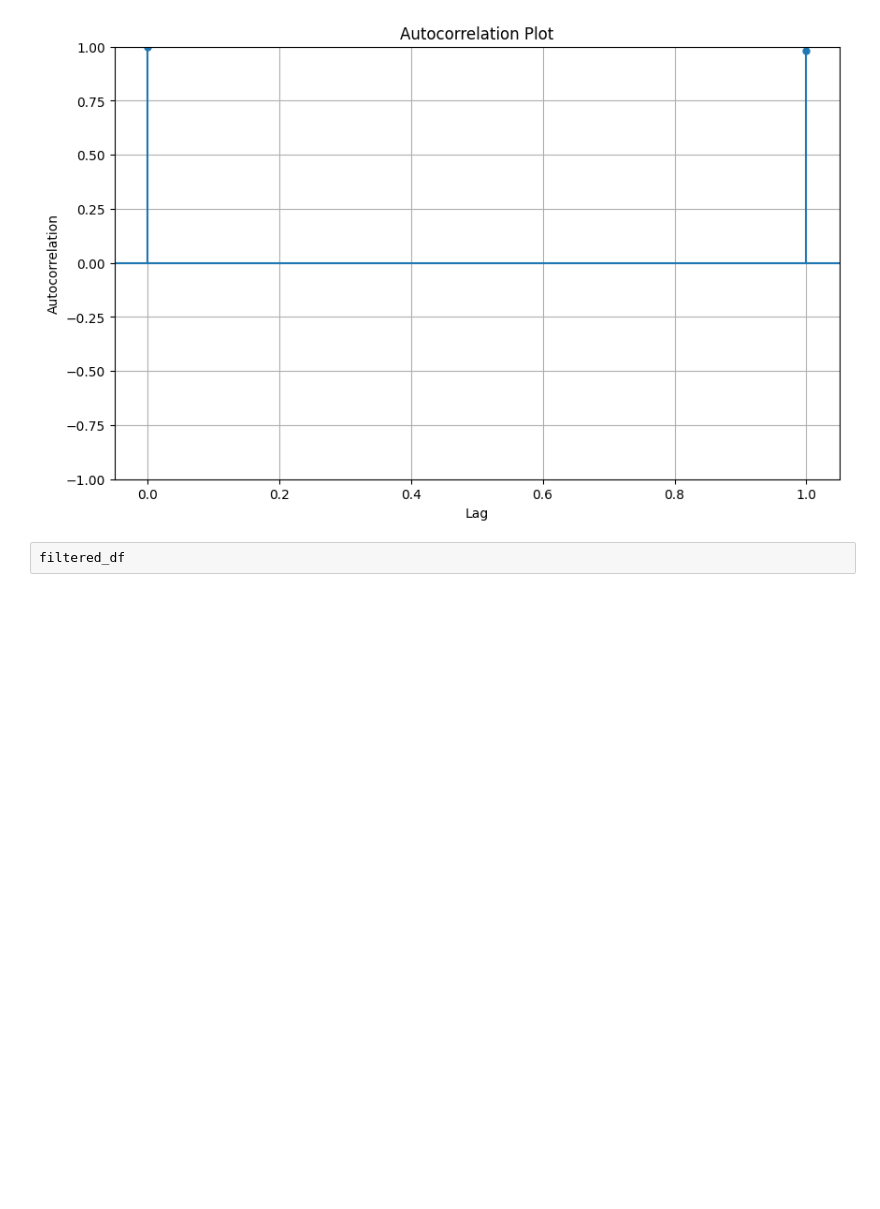
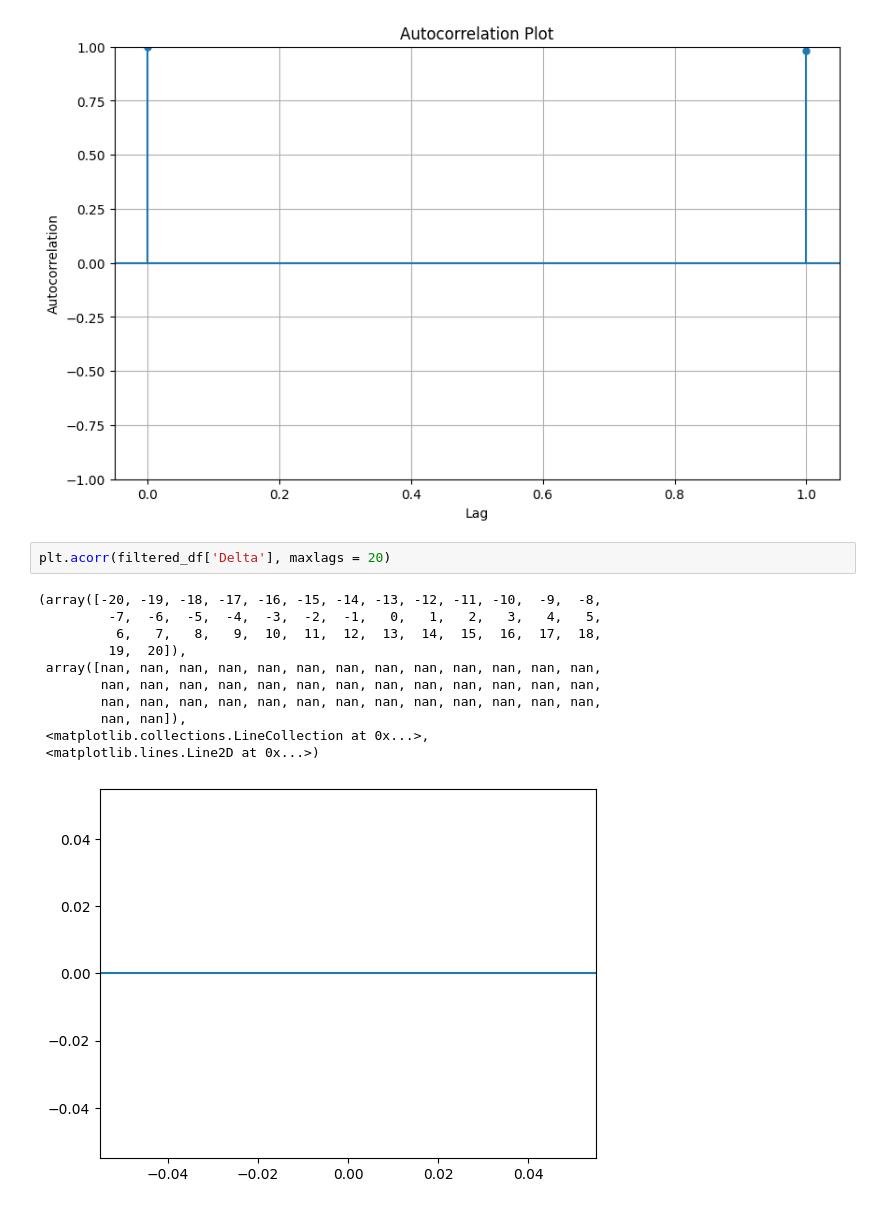
Before and after one commit to giordanovitale/Time-Series-Assignments, a Jupyter notebook: Assignment 2/Assignment2.ipynb, the cells around one changed output. Cells and saved outputs as stored; diff of their text form; blank space fills up the shorter version.

```diff
--- a/Assignment 2/Assignment2.ipynb
+++ b/Assignment 2/Assignment2.ipynb
@@ -278,5 +278,17 @@ plt.grid(True)
 plt.show()
 # %% [output]
 [figure]
-# %%
-filtered_df
+# %%
+plt.acorr(filtered_df['Delta'], maxlags = 20)
+# %% [output]
+(array([-20, -19, -18, -17, -16, -15, -14, -13, -12, -11, -10,  -9,  -8,
+         -7,  -6,  -5,  -4,  -3,  -2,  -1,   0,   1,   2,   3,   4,   5,
+          6,   7,   8,   9,  10,  11,  12,  13,  14,  15,  16,  17,  18,
+         19,  20]),
+ array([nan, nan, nan, nan, nan, nan, nan, nan, nan, nan, nan, nan, nan,
+        nan, nan, nan, nan, nan, nan, nan, nan, nan, nan, nan, nan, nan,
+        nan, nan, nan, nan, nan, nan, nan, nan, nan, nan, nan, nan, nan,
+        nan, nan]),
+ <matplotlib.collections.LineCollection at 0x...>,
+ <matplotlib.lines.Line2D at 0x...>)
+[figure, added]
```
Also changed, not shown: parts of 1 cell of this notebook.
